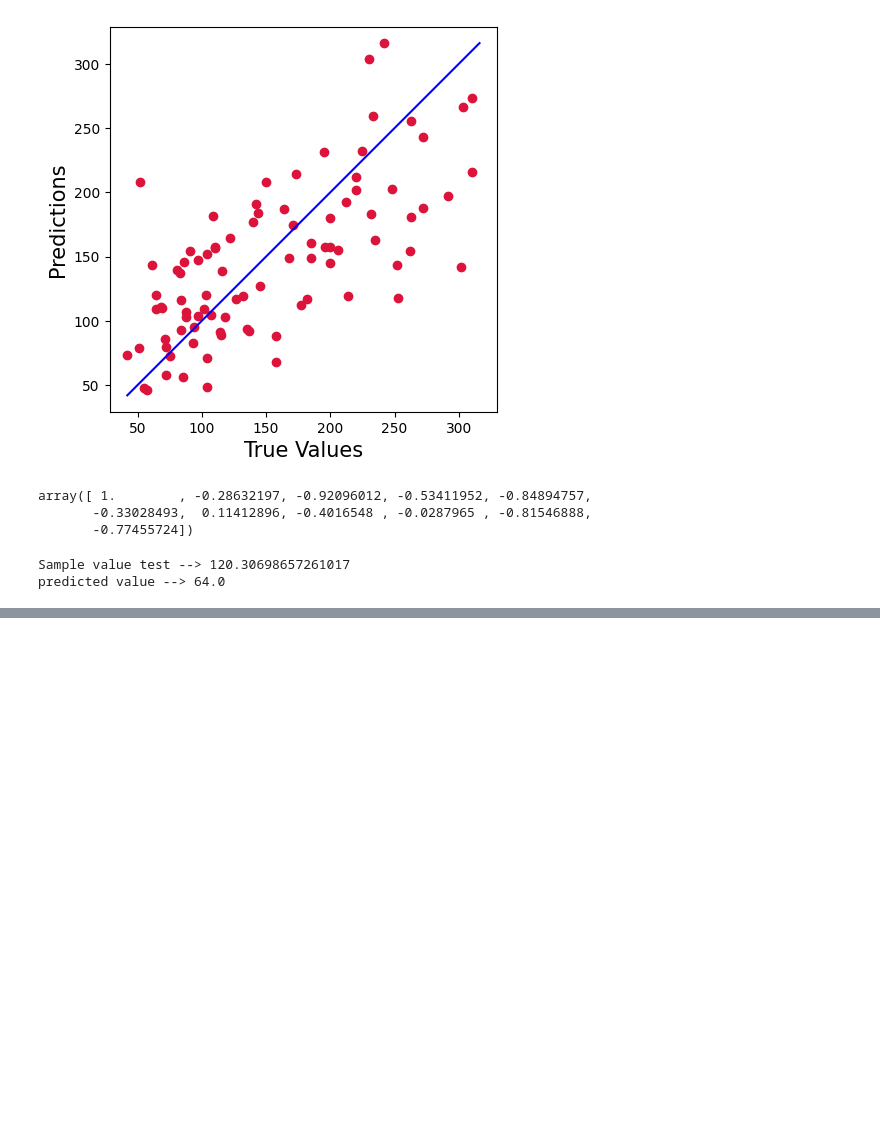
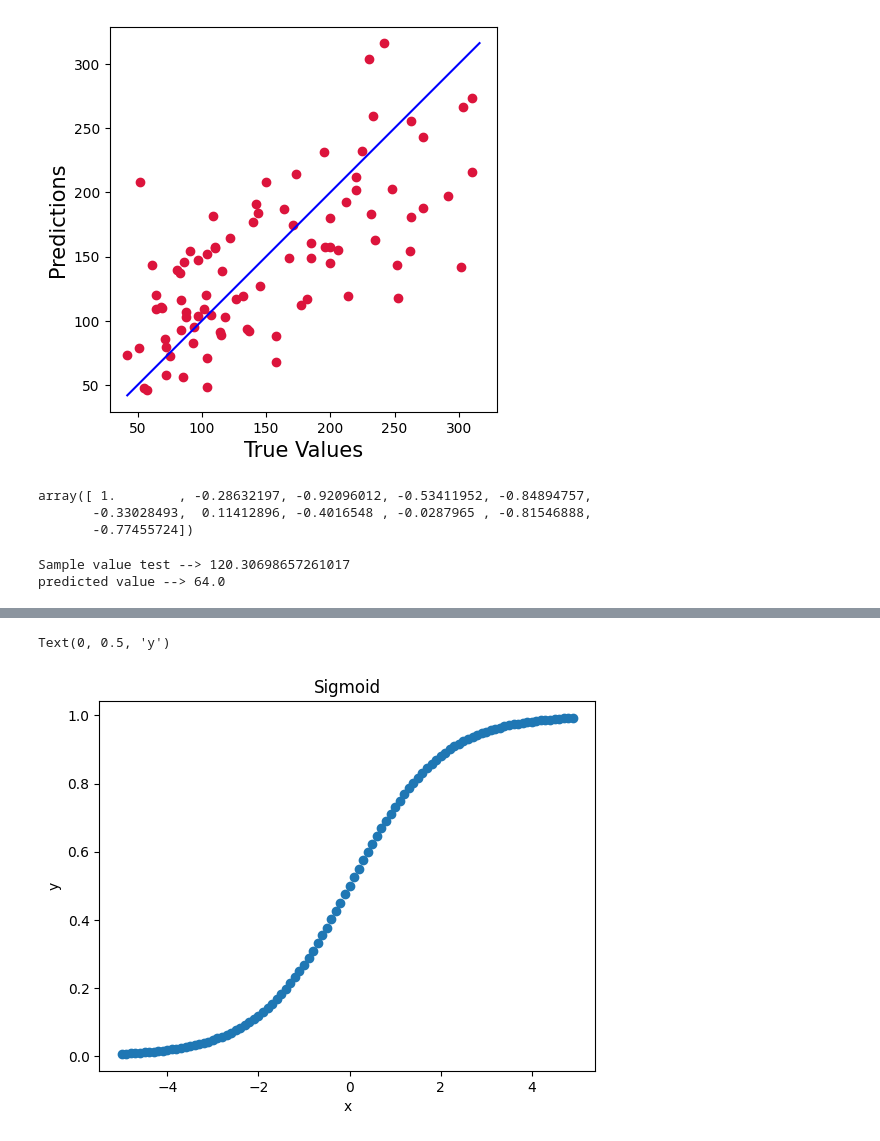
Before and after one commit to risabniranjan/Data-Science, a Jupyter notebook: linear_regression.ipynb, the cells around one changed output, grey strips where cells are left out. Cells and saved outputs as stored; diff of their text form; code cells hidden in the pictures; blank space fills up the shorter version.

```diff
--- a/linear_regression.ipynb
+++ b/linear_regression.ipynb
@@ -241,0 +259,21 @@ predicted value --> 64.0
+# %%
+##### Sigmoid
+sigmoid_gen = lambda x: (1+np.exp(-x))**-1
+
+# Function way
+def sigmoid(x):
+    sig = 1 / (1 + np.exp(-x))
+    return sig
+
+# Generate data points
+x = np.arange(-5,5,0.1)
+y = sigmoid(x)
+
+# Plot the sigmoid
+plt.scatter(x, y)
+plt.title('Sigmoid')
+plt.xlabel('x')
+plt.ylabel('y')
+# %% [output]
+Text(0, 0.5, 'y')
+[figure, added]
```
Also changed, not shown: parts of 2 cells of this notebook.
